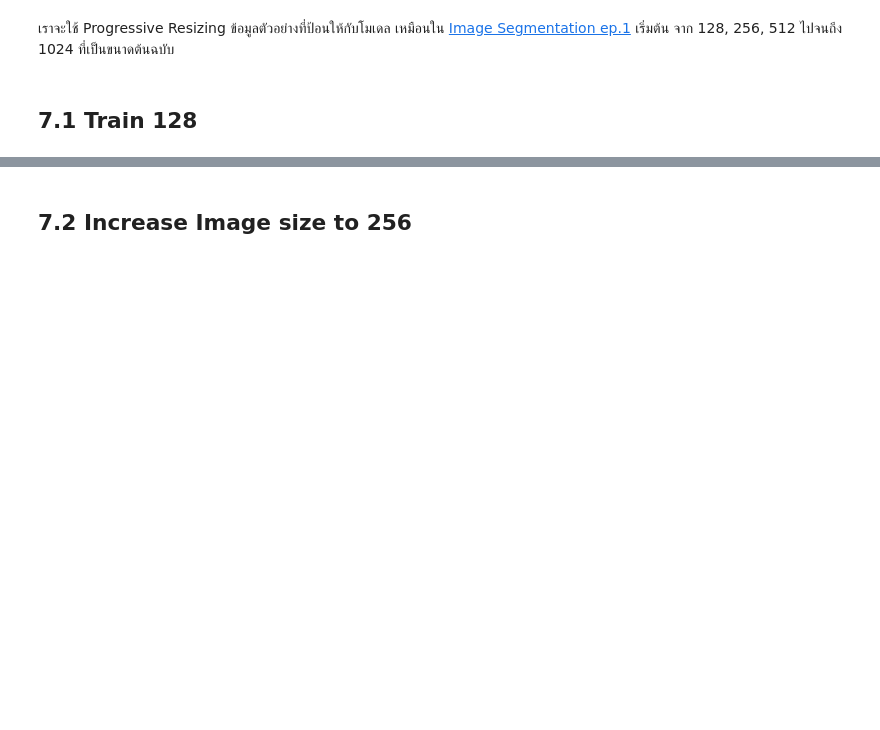
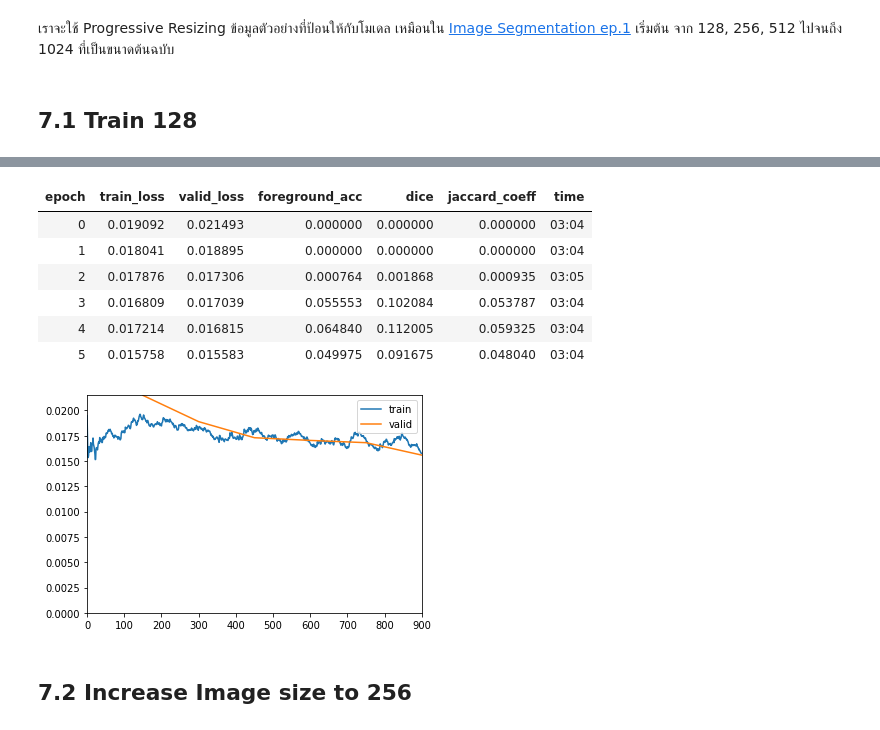
Before and after one commit to mrkcmd/bualabs, a Jupyter notebook: nbs/03c_image_segmentation_siim_acr_pneumothorax_fastai2.ipynb, the cells around one changed output, grey strips where cells are left out. Saved outputs shown, nothing was run; the diff lists cells and outputs as text; code cells hidden in the pictures; blank space fills up the shorter version.

```diff
--- a/nbs/03c_image_segmentation_siim_acr_pneumothorax_fastai2.ipynb
+++ b/nbs/03c_image_segmentation_siim_acr_pneumothorax_fastai2.ipynb
@@ -599,6 +611,15 @@ learn.fit_flat_cos(6, lr_max=slice(6e-5, 6e-3))
 # %%
 # learn.fit_one_cycle(6, lr_max=slice(3e-3), pct_start=0.8)
-learn.fit_flat_cos(10, lr_max=slice(3e-5, 3e-3))
+learn.fit_flat_cos(6, lr_max=slice(3e-5, 3e-3))
+# %% [output]
+| epoch | train_loss | valid_loss | foreground_acc | dice | jaccard_coeff | time |
+| 0 | 0.019092 | 0.021493 | 0.000000 | 0.000000 | 0.000000 | 03:04 |
+| 1 | 0.018041 | 0.018895 | 0.000000 | 0.000000 | 0.000000 | 03:04 |
+| 2 | 0.017876 | 0.017306 | 0.000764 | 0.001868 | 0.000935 | 03:05 |
+| 3 | 0.016809 | 0.017039 | 0.055553 | 0.102084 | 0.053787 | 03:04 |
+| 4 | 0.017214 | 0.016815 | 0.064840 | 0.112005 | 0.059325 | 03:04 |
+| 5 | 0.015758 | 0.015583 | 0.049975 | 0.091675 | 0.048040 | 03:04 |
+[figure, added]
 # %%
 # learn.save('03c-unet-resnet34-128-1')
 # %%
```
Also changed, not shown: parts of 9 cells of this notebook.
